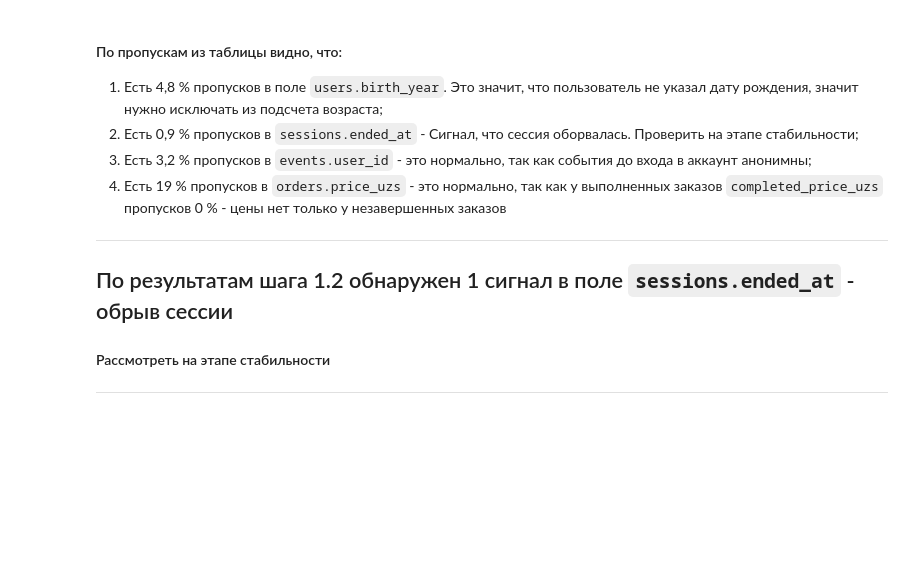
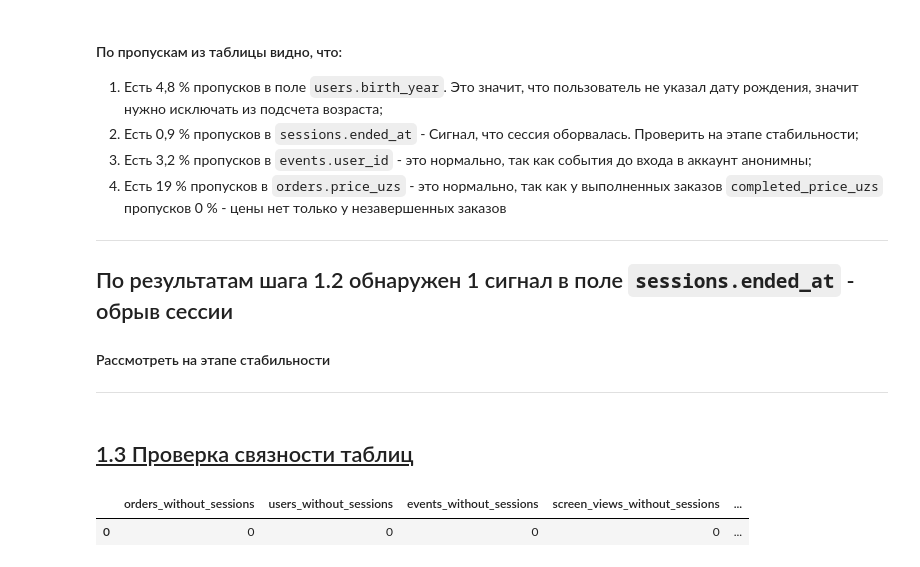
Before and after one commit to AltermaRRinuz/tezgo-product-analytics, a Jupyter notebook: notebooks/01_data_quality.ipynb, the cells around one changed output. Drawn from its saved outputs; the diff is of its cells as text; code cells hidden in the pictures; blank space fills up the shorter version.

Commit message:
#1 Шаг 1.3: Проверка связей таблиц. Сирот нет

```diff
--- a/notebooks/01_data_quality.ipynb
+++ b/notebooks/01_data_quality.ipynb
@@ -418,3 +420,39 @@ SELECT
 
 #### Рассмотреть на этапе стабильности
 ---
+# %% [markdown]
+## <u>1.3 Проверка связности таблиц</u>
+# %%
+query('''
+-- использую LEFT JOIN, так как он сохраняет все строки левой таблицы,
+-- если пары нет - будет NULL
+SELECT
+      -- заказы без сессии:
+      (SELECT COUNT(*)
+      FROM orders o
+      LEFT JOIN sessions s ON s.session_id = o.session_id
+      WHERE s.session_id IS NULL) AS orders_without_sessions,
+      -- сессии без пользователя:
+      (SELECT COUNT(*)
+      FROM sessions s
+      LEFT JOIN users u ON u.user_id = s.user_id
+      WHERE u.user_id IS NULL) AS sessions_without_user,
+      -- события без сессии:
+      (SELECT COUNT(*)
+      FROM events e
+      LEFT JOIN sessions s ON s.session_id = e.session_id
+      WHERE s.session_id IS NULL) AS events_without_sessions,
+      -- просмотры экранов без сессии:
+      (SELECT COUNT(*)
+      FROM screen_views sv
+      LEFT JOIN sessions s ON s.session_id = sv.session_id
+      WHERE s.session_id IS NULL) AS screen_views_without_sessions,
+      -- пользователи без устройств
+      (SELECT COUNT(*)
+      FROM users u
+      LEFT JOIN devices d ON d.user_id = u.user_id
+      WHERE d.user_id IS NULL) AS users_without_devices;
+''')
+# %% [output]
+|  | orders_without_sessions | users_without_sessions | events_without_sessions | screen_views_without_sessions | ... |
+| 0 | 0 | 0 | 0 | 0 | ... |
```
Also changed, not shown: parts of 4 cells of this notebook, 1 other file.
